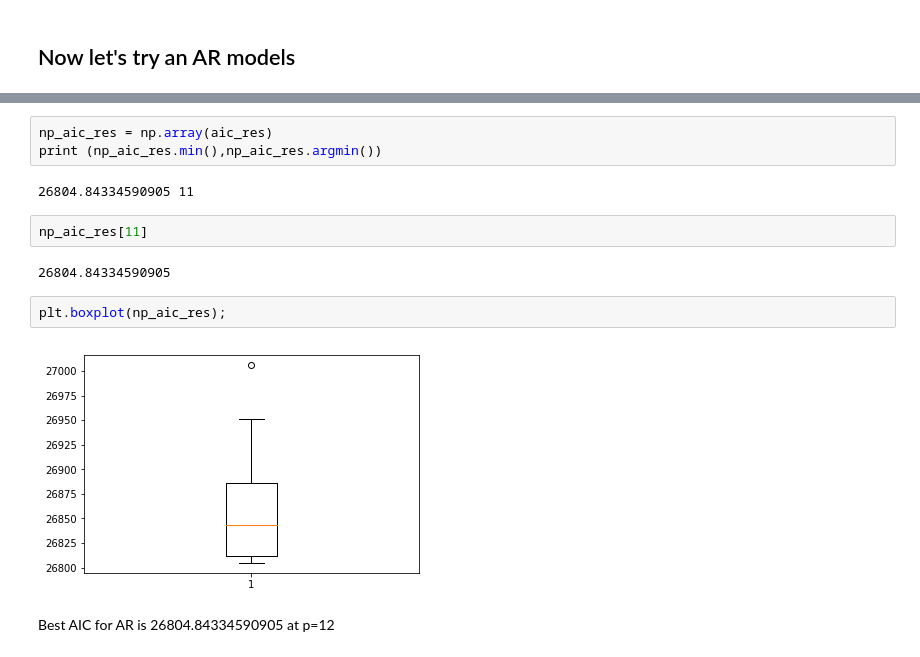
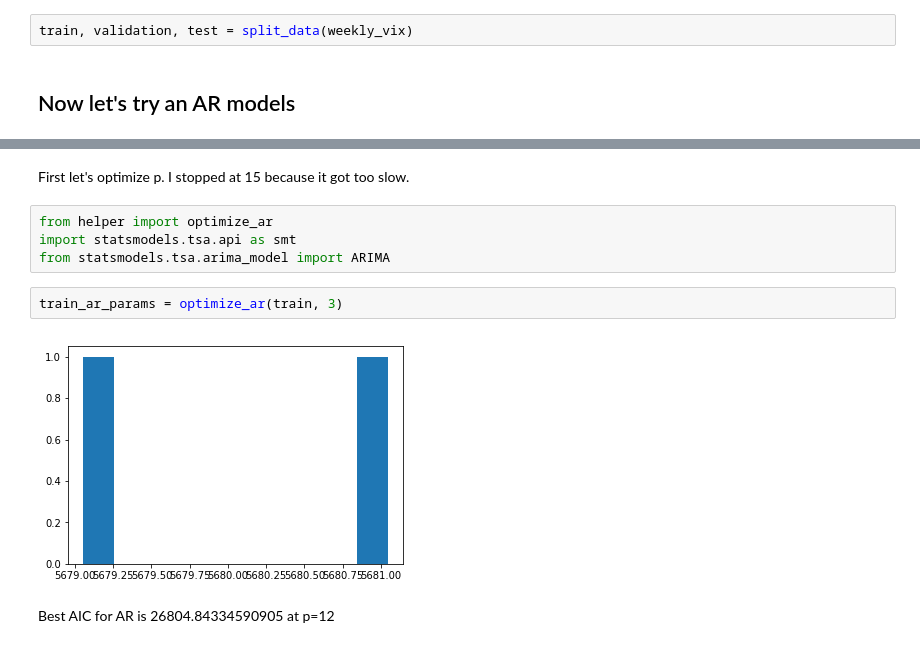
Before and after one commit to NathanMaton/vix_prediction, a Jupyter notebook: Luther Skateboard-Copy1.ipynb, the cells around one changed output, grey strips where cells are left out. Saved outputs shown, nothing was run; the diff lists cells and outputs as text.

```diff
--- a/Luther Skateboard-Copy1.ipynb
+++ b/Luther Skateboard-Copy1.ipynb
@@ -67,2 +48,4 @@ It passed! According to Jonathan I can still try differencing.
+# %%
+train, validation, test = split_data(weekly_vix)
 # %% [markdown]
 ## Now let's try an AR models
@@ -85,15 +52,12 @@ plt.hist(aic_res)
-# %%
-np_aic_res = np.array(aic_res)
-print (np_aic_res.min(),np_aic_res.argmin())
-# %% [output]
-26804.84334590905 11
-# %%
-np_aic_res[11]
-# %% [output]
-26804.84334590905
-# %%
-plt.boxplot(np_aic_res);
-# %% [output]
-[figure, removed]
+# %% [markdown]
+First let's optimize p. I stopped at 15 because it got too slow.
+# %%
+from helper import optimize_ar
+import statsmodels.tsa.api as smt
+from statsmodels.tsa.arima_model import ARIMA
+# %%
+train_ar_params = optimize_ar(train, 3)
+# %% [output]
+[figure, added]
 # %% [markdown]
 Best AIC for AR is 26804.84334590905 at p=12
```
Also changed, not shown: parts of 55 cells of this notebook, 3 other files.
